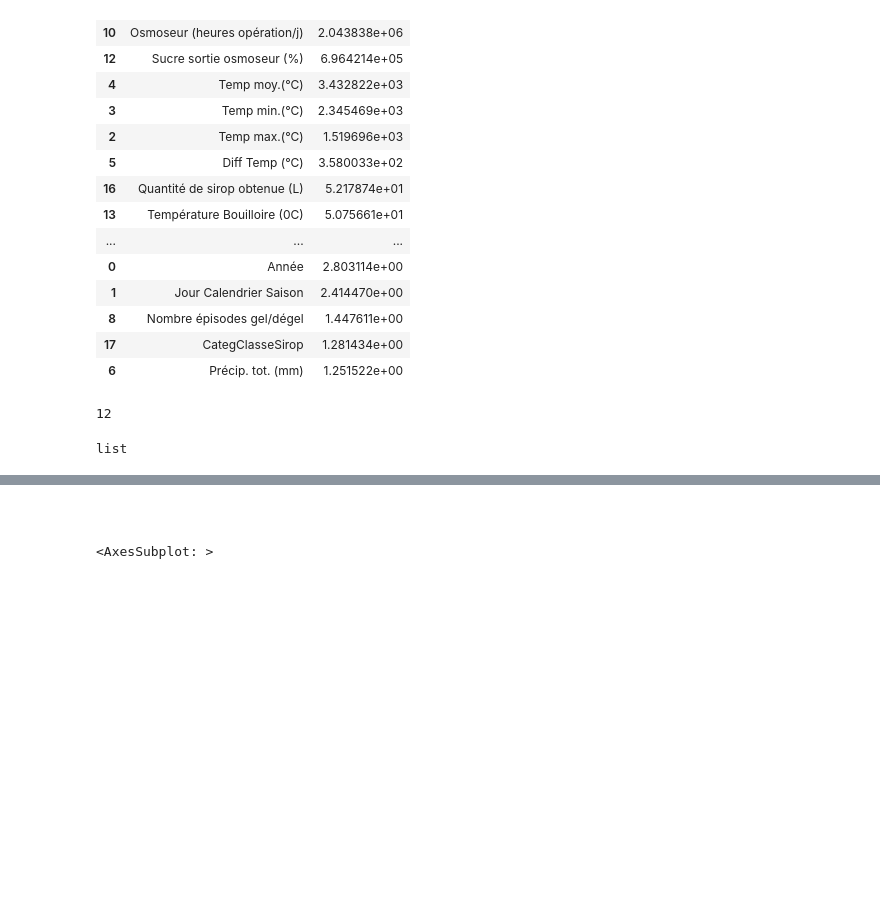
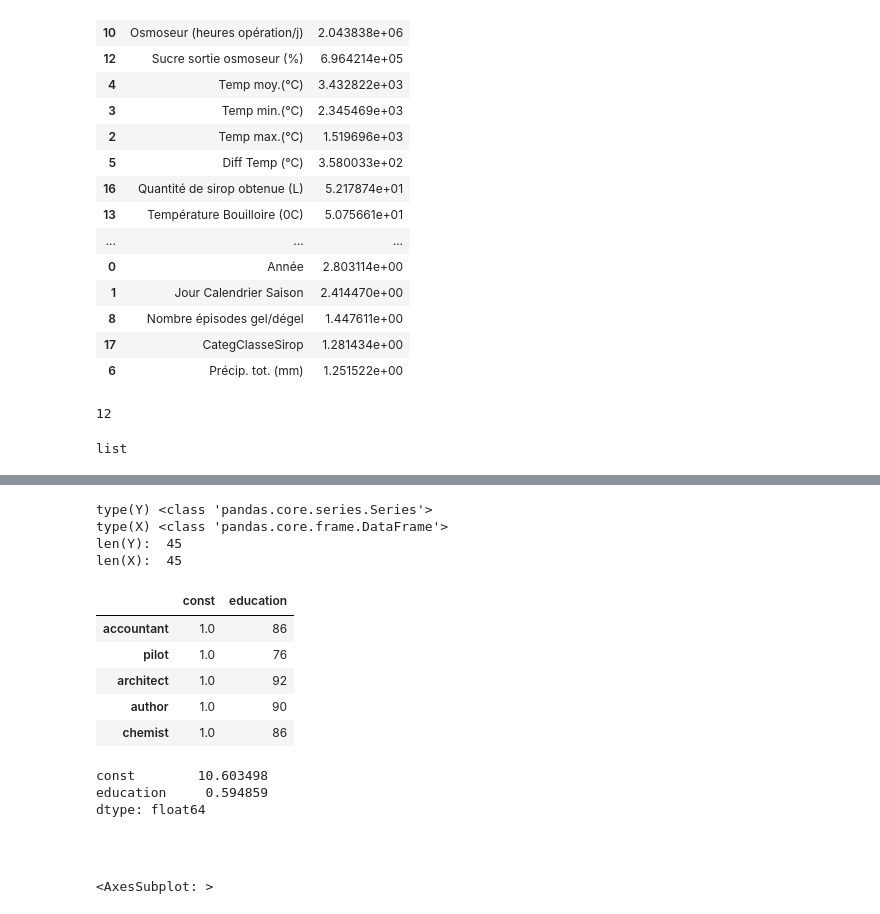
Before and after one commit to rennyatwork/CegepSteFoy_IA, a Jupyter notebook: 04_Eda/TP02/tp02_v08.ipynb, the cells around one changed output, grey strips where cells are left out. Drawn from its saved outputs; the diff is of its cells as text; code cells hidden in the pictures; blank space fills up the shorter version.

Commit message:
model.fit, example multilinear model

```diff
--- a/04_Eda/TP02/tp02_v08.ipynb
+++ b/04_Eda/TP02/tp02_v08.ipynb
@@ -376,0 +408,14 @@ filho da puta:  Quantité de sirop obtenue (L)
+# %%
+## Add constant
+dfNumerique_X_cols_vif = stm.add_constant(dfNumerique_X_cols_vif)
+lst_models = []
+for y in (dfNumerique_Y_cols.columns.values):
+
+    col_y = dfNumerique_Y_cols[y]
+
+    model = stm.OLS(col_y, dfNumerique_X_cols_vif).fit()
+    print("=========")
+    print("var depend: ", y)
+
+    #lst_models.append(model)
+    print(model.summary())
@@ -377,3 +458,37 @@ filho da puta:  Quantité de sirop obtenue (L)
+# %%
+duncan_prestige = stm.datasets.get_rdataset("Duncan", "carData")
+Y = duncan_prestige.data['income']
+X = duncan_prestige.data['education']
+X = stm.add_constant(X)
+print("type(Y)", type(Y))
+print("type(X)", type(X))
+print("len(Y): ", len(Y))
+print("len(X): ", len(X))
+# %% [output]
+type(Y) <class 'pandas.core.series.Series'>
+type(X) <class 'pandas.core.frame.DataFrame'>
+len(Y):  45
+len(X):  45
+# %%
+#print(Y.shape)
+X.head()
+#Y.head()
+# %% [output]
+|  | const | education |
+| accountant | 1.0 | 86 |
+| pilot | 1.0 | 76 |
+| architect | 1.0 | 92 |
+| author | 1.0 | 90 |
+| chemist | 1.0 | 86 |
+# %%
+
+model = stm.OLS(Y,X)
+results = model.fit()
+results.params
+# %% [output]
+const        10.603498
+education     0.594859
+dtype: float64
 # %% [markdown]
 ######
 # %%
```
Also changed, not shown: parts of 9 cells of this notebook, 3 other files.
